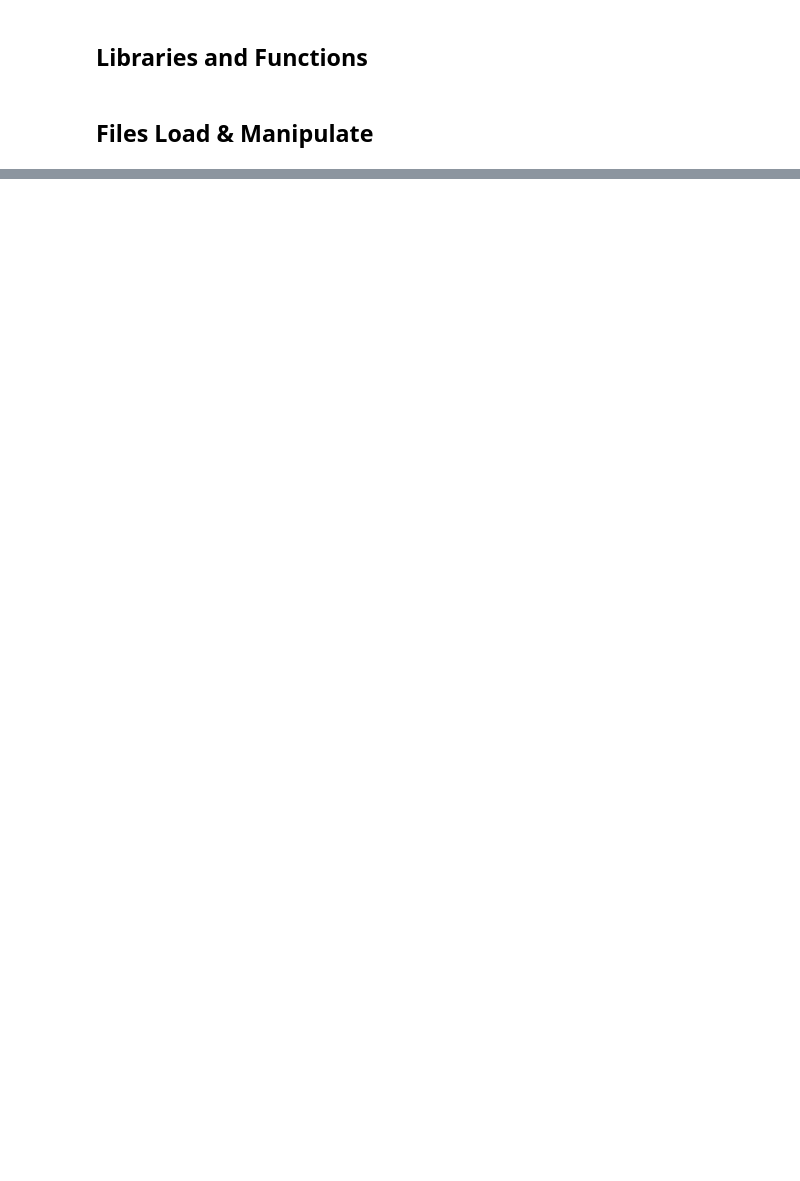
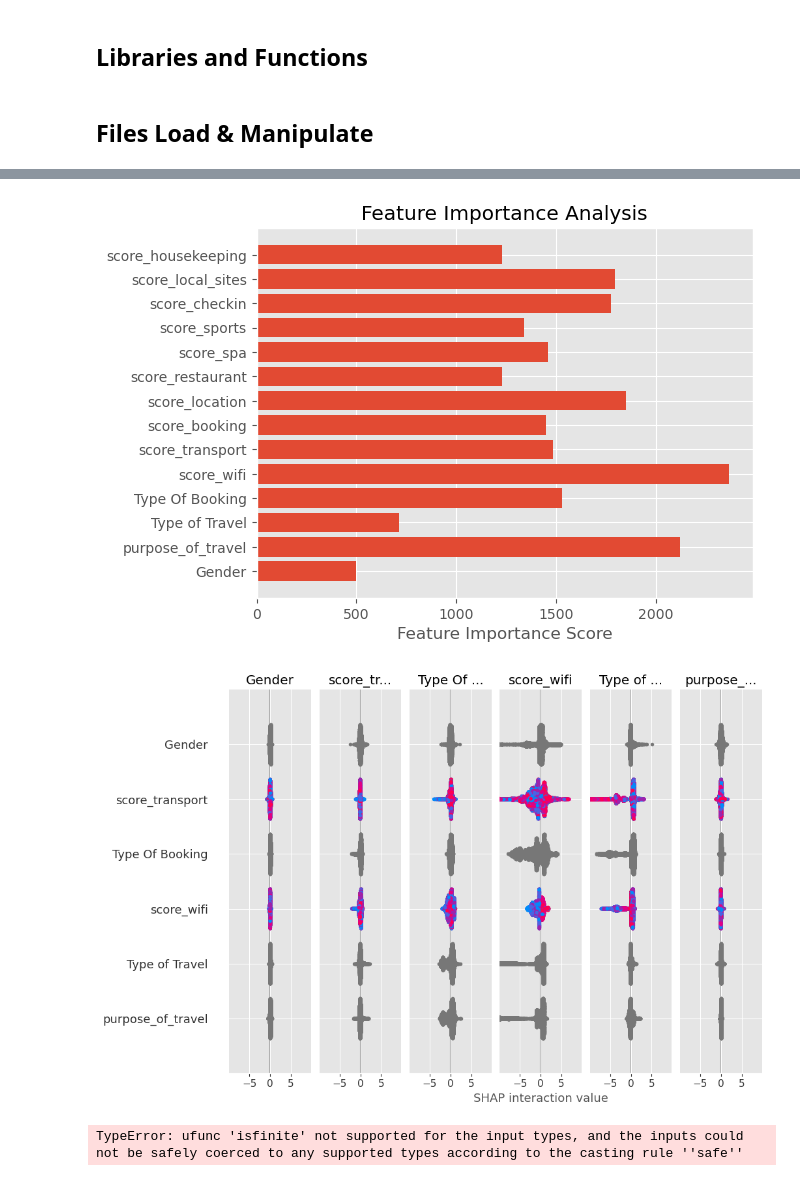
Before and after one commit to StuartG24/Travel_Co_Analysis, a Jupyter notebook: Notebooks_Data_Analysis/trial_xgboost.ipynb, the cells around one changed output, grey strips where cells are left out. Saved outputs shown, nothing was run; the diff lists cells and outputs as text; code cells hidden in the pictures; blank space fills up the shorter version.

```diff
--- a/Notebooks_Data_Analysis/trial_xgboost.ipynb
+++ b/Notebooks_Data_Analysis/trial_xgboost.ipynb
@@ -210,0 +372,40 @@ Data saved to /Users/stuartgow/GitHub/Travel_Co_Analysis/Data_Sources/hotel_revi
+# %%
+# Feature Importance
+importance = model.get_booster().get_score(importance_type='weight')
+
+plt.barh(list(importance.keys()), list(importance.values()))
+plt.xlabel('Feature Importance Score')
+plt.title('Feature Importance Analysis')
+plt.show()
+
+# SHAP Feature importance
+import shap
+explainer = shap.Explainer(model)
+shap_values = explainer.shap_values(X_test)
+shap.summary_plot(shap_values, X_test)
+
+#shap.plots.bar(shap_values)
+
+
+#shap.summary_plot(shap_values[0], X_test)
+
+
+
+
+#shap_values_explanation = shap.Explanation(values=shap_values[0], base_values=explainer.expected_value, data=X_test)
+#shap.plots.waterfall(shap_values_explanation)
+
+#shap.plots.waterfall(shap_values[0])
+
+#expected_value = explainer.expected_value
+#shap.decision_plot(expected_value, shap_values, X_test)
+# %% [output]
+[figure, added]
+[figure, added]
+# %%
+# Fits the explainer
+explainer = shap.Explainer(model.predict, X_test)
+# Calculates the SHAP values - It takes some time
+shap_values = explainer(X_test)
+# %% [output]
+TypeError: ufunc 'isfinite' not supported for the input types, and the inputs could not be safely coerced to any supported types according to the casting rule ''safe''
```
Also changed, not shown: parts of 11 cells of this notebook, 2 other files.
